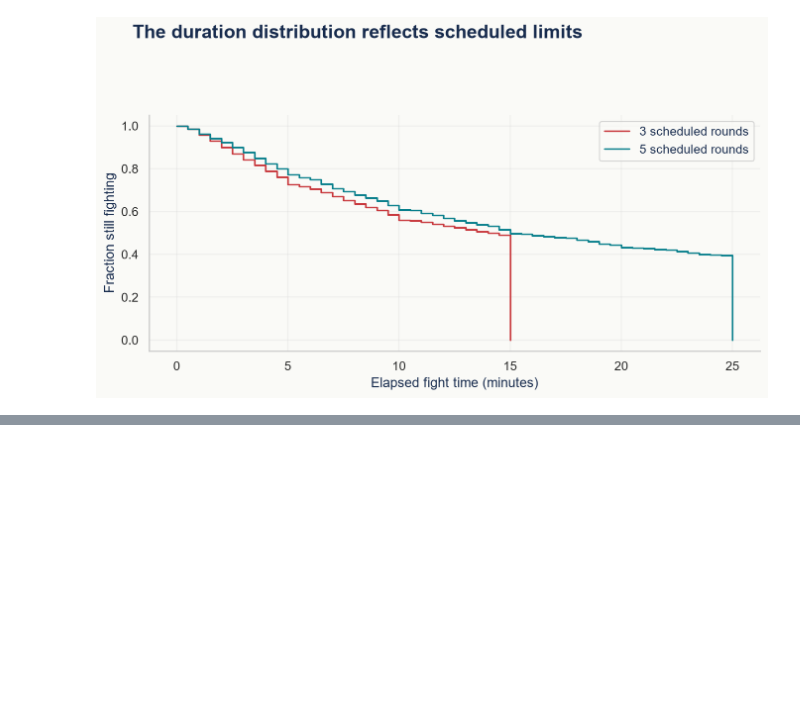
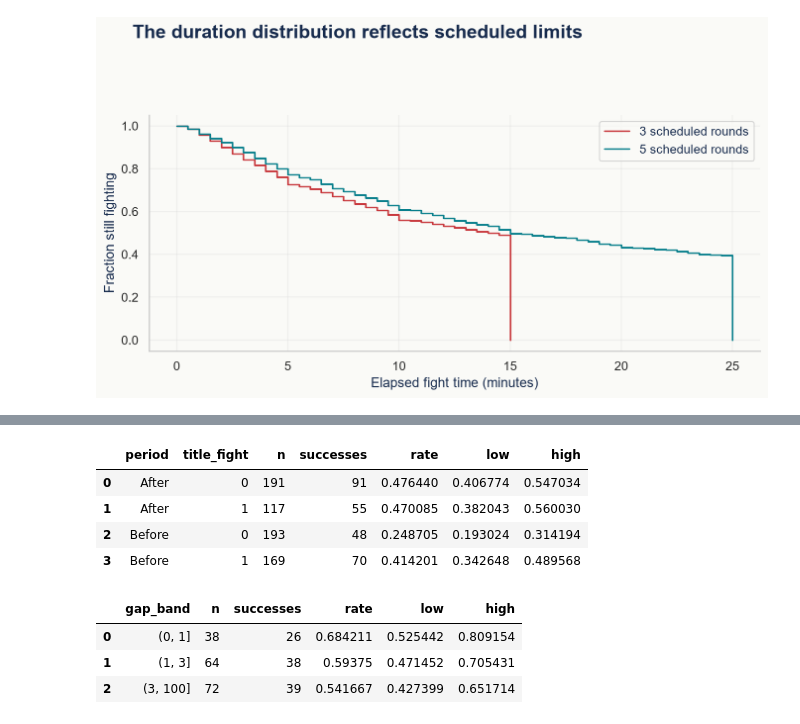
Before and after one commit to DQuanBui/UFC_Fights_Analysis, a Jupyter notebook: notebooks/05_fight_analysis.ipynb, the cells around one changed output, grey strips where cells are left out. Drawn from its saved outputs; the diff is of its cells as text; code cells hidden in the pictures; blank space fills up the shorter version.

```diff
--- a/notebooks/05_fight_analysis.ipynb
+++ b/notebooks/05_fight_analysis.ipynb
@@ -146,0 +210,15 @@ ax.legend(); show(finish(fig,'The duration distribution reflects scheduled limit
+# %%
+display(deep_tables['deep_title_schedule'])
+# %% [output]
+|  | period | title_fight | n | successes | rate | low | high |
+| 0 | After | 0 | 191 | 91 | 0.476440 | 0.406774 | 0.547034 |
+| 1 | After | 1 | 117 | 55 | 0.470085 | 0.382043 | 0.560030 |
+| 2 | Before | 0 | 193 | 48 | 0.248705 | 0.193024 | 0.314194 |
+| 3 | Before | 1 | 169 | 70 | 0.414201 | 0.342648 | 0.489568 |
+# %%
+display(deep_tables['deep_rematches'])
+# %% [output]
+|  | gap_band | n | successes | rate | low | high |
+| 0 | (0, 1] | 38 | 26 | 0.684211 | 0.525442 | 0.809154 |
+| 1 | (1, 3] | 64 | 38 | 0.59375 | 0.471452 | 0.705431 |
+| 2 | (3, 100] | 72 | 39 | 0.541667 | 0.427399 | 0.651714 |
```
Also changed, not shown: parts of 4 cells of this notebook, 8 other files.
